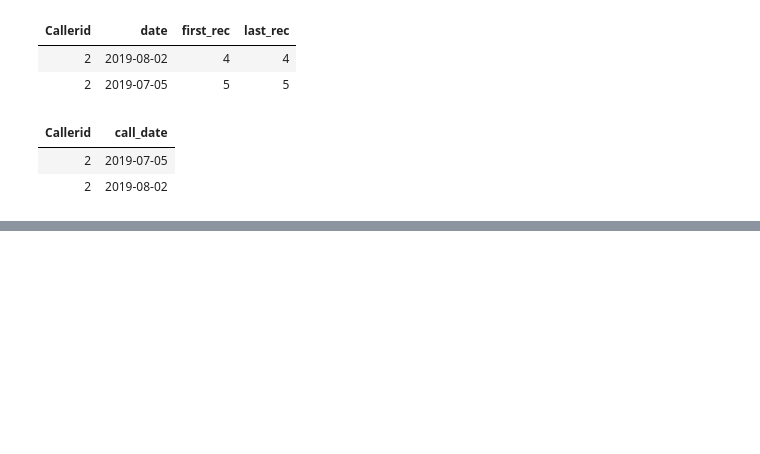
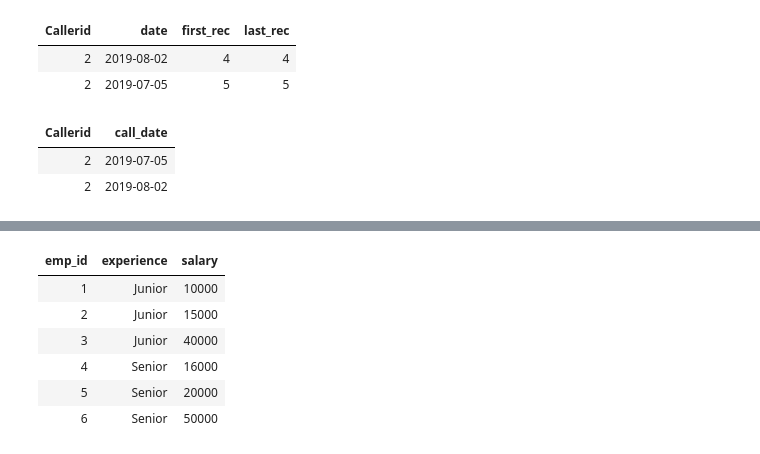
Before and after one commit to Rupam-1/SQL-Pyspark-practise_youtube, a Jupyter notebook: 04. SQL - Part3.ipynb, the cells around one changed output, grey strips where cells are left out. Drawn from its saved outputs; the diff is of its cells as text; code cells hidden in the pictures; blank space fills up the shorter version.

```diff
--- a/04. SQL - Part3.ipynb
+++ b/04. SQL - Part3.ipynb
@@ -978,0 +985,25 @@ WHERE first_rec = last_rec;
+# %%
+%sql
+DROP TABLE IF EXISTS candidates;
+CREATE TABLE candidates (
+    emp_id INT,
+    experience VARCHAR(20),
+    salary INT
+);
+INSERT INTO candidates (emp_id, experience, salary) VALUES
+(1, 'Junior', 10000),
+(2, 'Junior', 15000),
+(3, 'Junior', 40000),
+(4, 'Senior', 16000),
+(5, 'Senior', 20000),
+(6, 'Senior', 50000);
+
+SELECT * FROM candidates;
+# %% [output]
+| emp_id | experience | salary |
+| 1 | Junior | 10000 |
+| 2 | Junior | 15000 |
+| 3 | Junior | 40000 |
+| 4 | Senior | 16000 |
+| 5 | Senior | 20000 |
+| 6 | Senior | 50000 |
```
Also changed, not shown: parts of 2 cells of this notebook, 1 other file.
